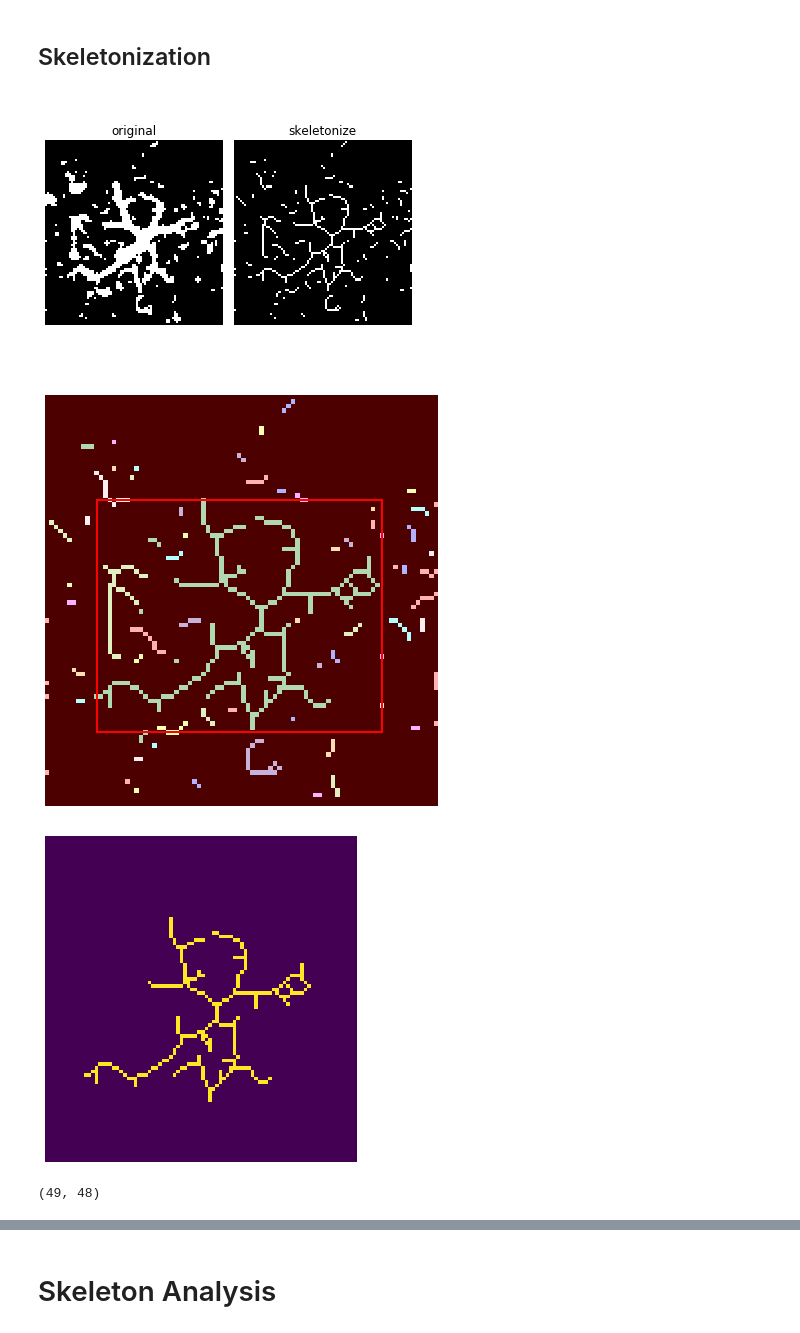
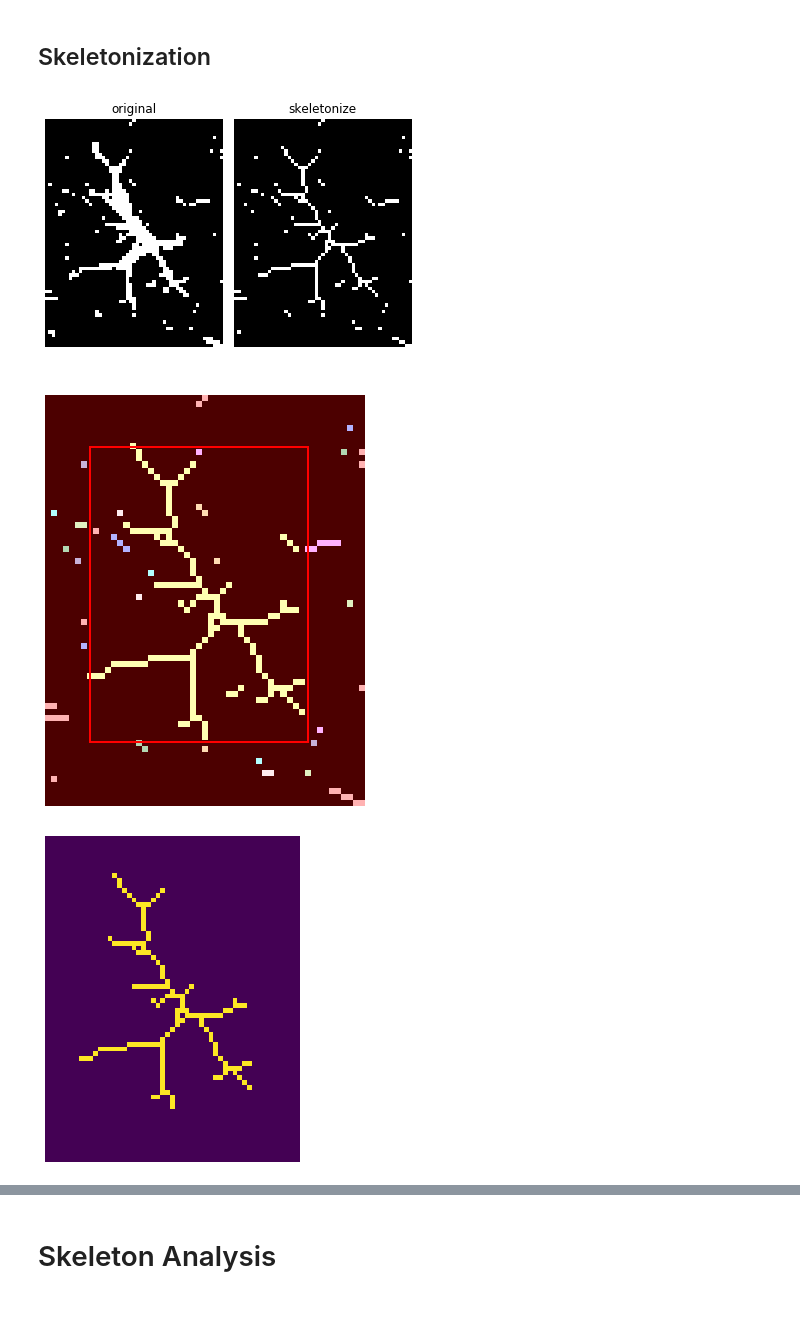
Before and after one commit to swanandlab/SMorph, a Jupyter notebook: sholl analysis.ipynb, the cells around one changed output, grey strips where cells are left out. Cells and saved outputs as stored; diff of their text form; code cells hidden in the pictures.

```diff
--- a/sholl analysis.ipynb
+++ b/sholl analysis.ipynb
@@ -24,7 +53,7 @@ from skimage.util import invert
 # %%
 # section = io.imread("small/1_11.jpg")
 # section = io.imread("large/3_17.jpg")
-section = io.imread("large/1_13.jpg")
+cell_image = io.imread("confocal/1.jpg")
 # section = io.imread("large/2_2.jpg")
 # section = io.imread("large/2_7.jpg")
 section = io.imread("large/3_5.jpg")
@@ -33,7 +62,7 @@ section = io.imread("large/3_5.jpg")
 # section[51:70, 30:60] = section[1:20, 2:32]
 # io.imshow(section)
 
-gray_section = rgb2gray(section)
+gray_cell_image = rgb2gray(cell_image)
 # %% [markdown]
 ## Filters
 # %%
@@ -221,17 +254,15 @@ from skimage.morphology import skeletonize
+# %%
+def skeletonization(thresholded_cell_image):
+    # perform skeletonization
+    return skeletonize(thresholded_cell_image)
 # %%
-# Invert the astrocyte image
-binary_global = gray_section > threshold_triangle(gray_section)
-data = invert(binary_global)
+# display results
+invert_thresholded_cell_image, skeleton = skeletonization(binary_global)
 
-# perform skeletonization
-skeleton = skeletonize(data)
-# skeleton3d = skeletonize_3d(data)
-
-# display results
 fig, axes = plt.subplots(1, 3, figsize=(8, 4), sharex=True, sharey=True)
 ax = axes.ravel()
 
-ax[0].imshow(data, cmap=plt.cm.gray, interpolation='nearest')
+ax[0].imshow(thresholded_cell_image, cmap=plt.cm.gray, interpolation='nearest')
 ax[0].set_title('original')
 ax[0].axis('off')
 
@@ -239,11 +270,9 @@ ax[1].imshow(skeleton, cmap=plt.cm.gray, interpolation='nearest')
 ax[1].set_title('skeletonize')
 ax[1].axis('off')
 
-# ax[2].imshow(skeleton3d, cmap=plt.cm.gray, interpolation='nearest')
-# ax[2].set_title('skeletonize_3d')
 ax[2].axis('off')
 
 fig.tight_layout()
 plt.show()
 # %% [output]
-[figure, old version]
+[figure, new version]
@@ -256,30 +279,34 @@ import matplotlib.patches as mpatches
+# %%
+def label_skeleton_components(skeleton):
+
+    bw = closing(skeleton, square(1))
+    # remove artifacts connected to image border
+    cleared = clear_border(bw)
+    # label image regions
+    label_image = label(cleared)
+
+    return label_image
 # %%
-bw = closing(skeleton, square(1))
-
-# remove artifacts connected to image border
-cleared = clear_border(bw)
-
-# label image regions
-label_image = label(cleared)
-image_label_overlay = label2rgb(label_image, image=skeleton)
+labelled_image = label_skeleton_components(skeleton)
+image_label_overlay = label2rgb(labelled_image, image=skeleton)
 
 fig, ax = plt.subplots(figsize=(10, 6))
 ax.imshow(image_label_overlay)
 
 no_of_regions = 0
-for region in regionprops(label_image):
+for region in regionprops(labelled_image):
     # take regions with large enough areas
     if region.area >= 50:
         no_of_regions+=1
         # draw rectangle around segmented coins
         minr, minc, maxr, maxc = region.bbox
         rect = mpatches.Rectangle((minc, minr), maxc - minc, maxr - minr,
                                   fill=False, edgecolor='red', linewidth=2)
         ax.add_patch(rect)
 #         ax.imshow(label_image[minr:maxr, minc:maxc])
 
 ax.set_axis_off()
 plt.tight_layout()
 plt.show()
 # %% [output]
-[figure, old version]
+[figure, new version]
@@ -291,13 +320,12 @@ from skimage import morphology
 # %%
-boxed_astrocyte = label_image
-final = morphology.remove_small_objects(boxed_astrocyte, 50)
-final[final > final.mean()] = 1
+astrocyte_skeleton = remove_skeleton_noise(skeleton)
+
 fig, ax = plt.subplots(figsize=(10, 6))
-ax.imshow(final)
+ax.imshow(astrocyte_skeleton)
 ax.set_axis_off()
 plt.show()
 # %% [output]
-[figure, old version]
+[figure, new version]
 # %%
 def distance(P1, P2):
     """
@@ -309,8 +341,3 @@ cell_pixel_coordinates = [(i, j) for (i, j), val in np.ndenumerate(final) if val
-# %%
-soma_on_skeleton = min(cell_pixel_coordinates, key=lambda x: distance(soma, x))
-soma_on_skeleton
-# %% [output]
-(49, 48)
 # %%
 fig, ax = plt.subplots(figsize=(4, 4))
 ax.set_title('Soma')
```
Also changed, not shown: parts of 75 cells of this notebook.
